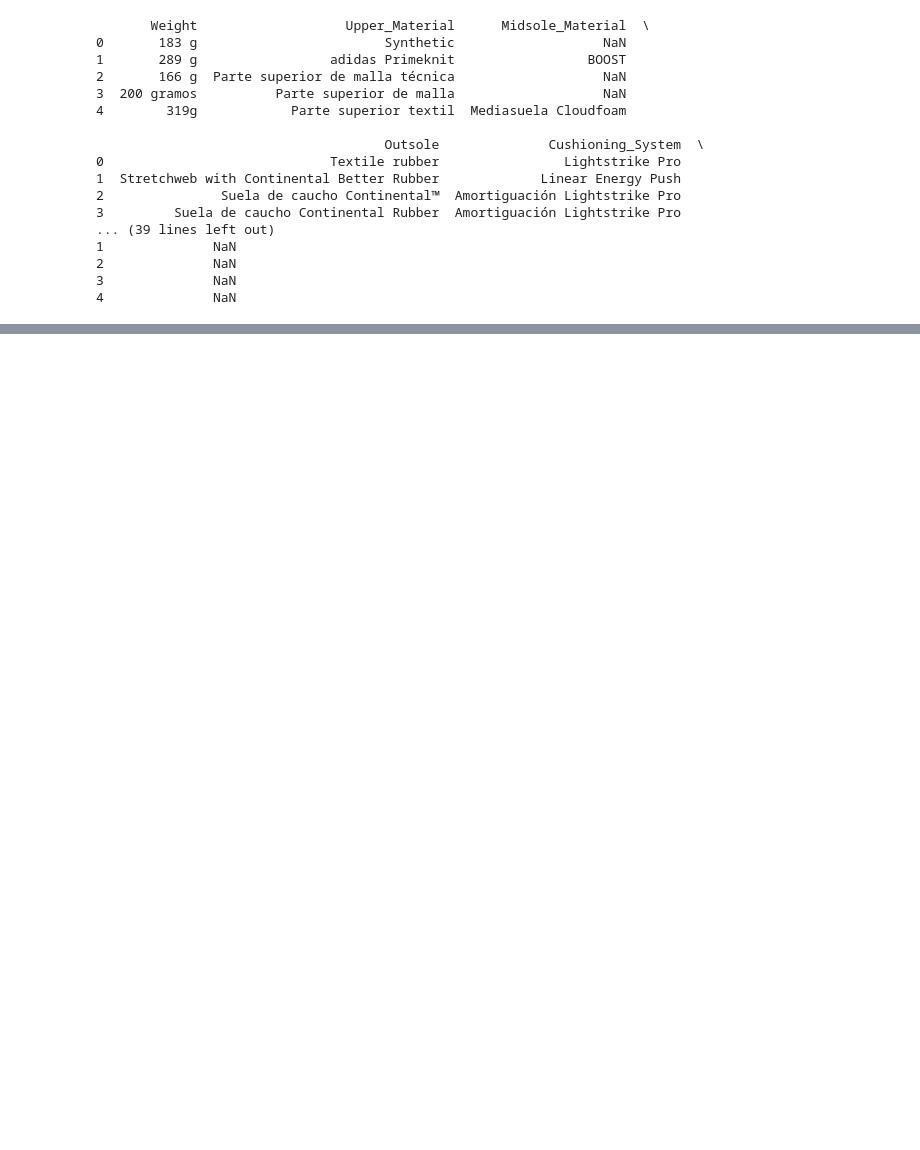
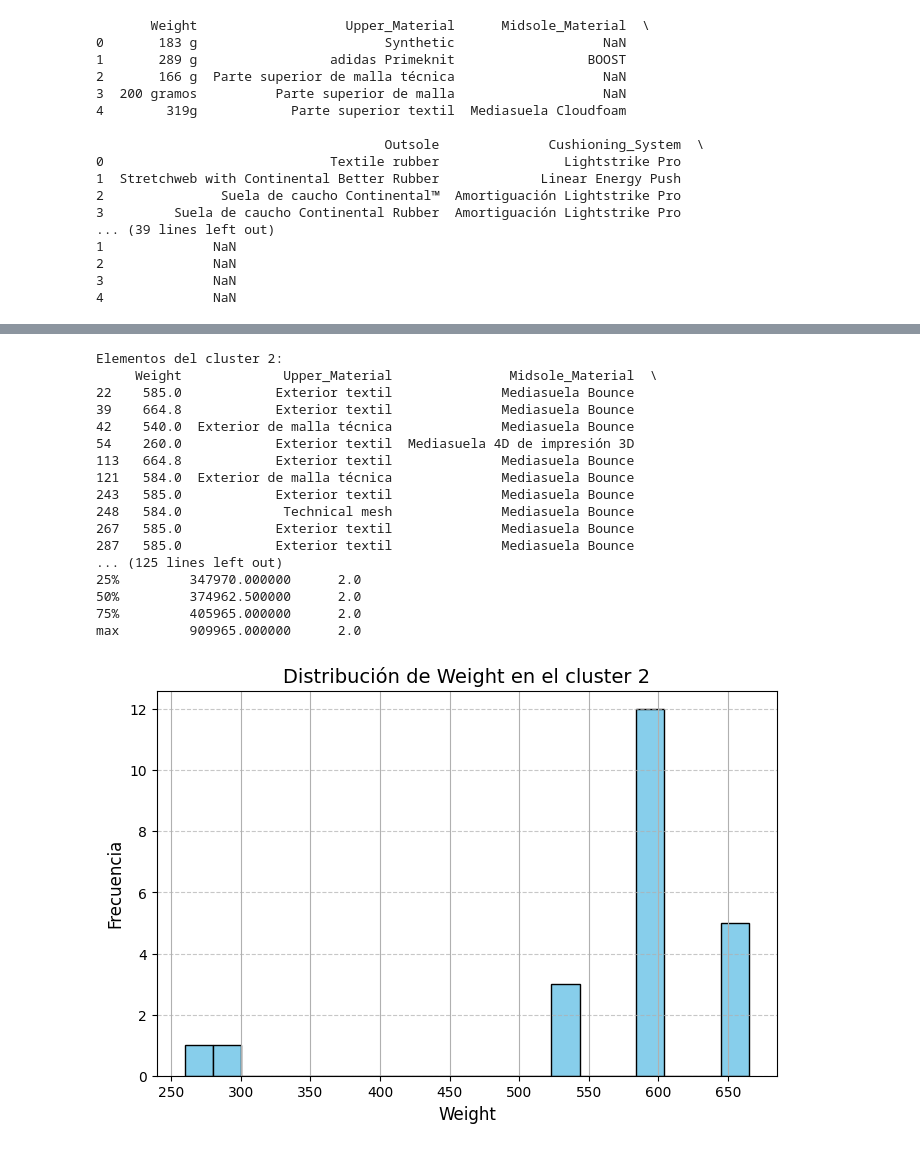
Before and after one commit to JesusDCA22/Grupo-2_Proyecto-Aplicado-Phishing, a Jupyter notebook: src/comparative_analysis/training/test.ipynb, the cells around one changed output, grey strips where cells are left out. Drawn from its saved outputs; the diff is of its cells as text; code cells hidden in the pictures; blank space fills up the shorter version.

```diff
--- a/src/comparative_analysis/training/test.ipynb
+++ b/src/comparative_analysis/training/test.ipynb
@@ -29,0 +266,50 @@ print(df.head())
+# %%
+df_final = df.merge(df_clusters, on='id', how='left')
+# %%
+# Elegir el número del cluster a analizar
+cluster_a_analizar = 2  # Cambia este valor al número del cluster que quieres analizar
+
+# Filtrar los elementos del cluster específico
+elementos_cluster = df_final[df_final['cluster'] == cluster_a_analizar]
+
+print(f"Elementos del cluster {cluster_a_analizar}:")
+print(elementos_cluster)
+
+# Estadísticas descriptivas de los datos del cluster
+print(f"\nEstadísticas descriptivas del cluster {cluster_a_analizar}:")
+print(elementos_cluster.describe())
+
+# Visualizar las características relevantes de los elementos del cluster
+import matplotlib.pyplot as plt
+
+# Seleccionar columnas relevantes para el análisis (puedes ajustar según tu caso)
+columnas_relevantes = elementos_cluster.select_dtypes(include=['number']).columns
+
+# Crear histogramas para las columnas relevantes
+for col in columnas_relevantes:
+    plt.figure(figsize=(8, 5))
+    elementos_cluster[col].hist(bins=20, color='skyblue', edgecolor='black')
+    plt.title(f'Distribución de {col} en el cluster {cluster_a_analizar}', fontsize=14)
+    plt.xlabel(col, fontsize=12)
+    plt.ylabel('Frecuencia', fontsize=12)
+    plt.grid(axis='y', linestyle='--', alpha=0.7)
+    plt.show()
+# %% [output]
+Elementos del cluster 2:
+     Weight             Upper_Material               Midsole_Material  \
+22    585.0            Exterior textil              Mediasuela Bounce
+39    664.8            Exterior textil              Mediasuela Bounce
+42    540.0  Exterior de malla técnica              Mediasuela Bounce
+54    260.0            Exterior textil  Mediasuela 4D de impresión 3D
+113   664.8            Exterior textil              Mediasuela Bounce
+121   584.0  Exterior de malla técnica              Mediasuela Bounce
+243   585.0            Exterior textil              Mediasuela Bounce
+248   584.0             Technical mesh              Mediasuela Bounce
+267   585.0            Exterior textil              Mediasuela Bounce
+287   585.0            Exterior textil              Mediasuela Bounce
+... (125 lines left out)
+25%         347970.000000      2.0
+50%         374962.500000      2.0
+75%         405965.000000      2.0
+max         909965.000000      2.0
+[figure, added]
```
Also changed, not shown: parts of 13 cells of this notebook, 1 other file.
